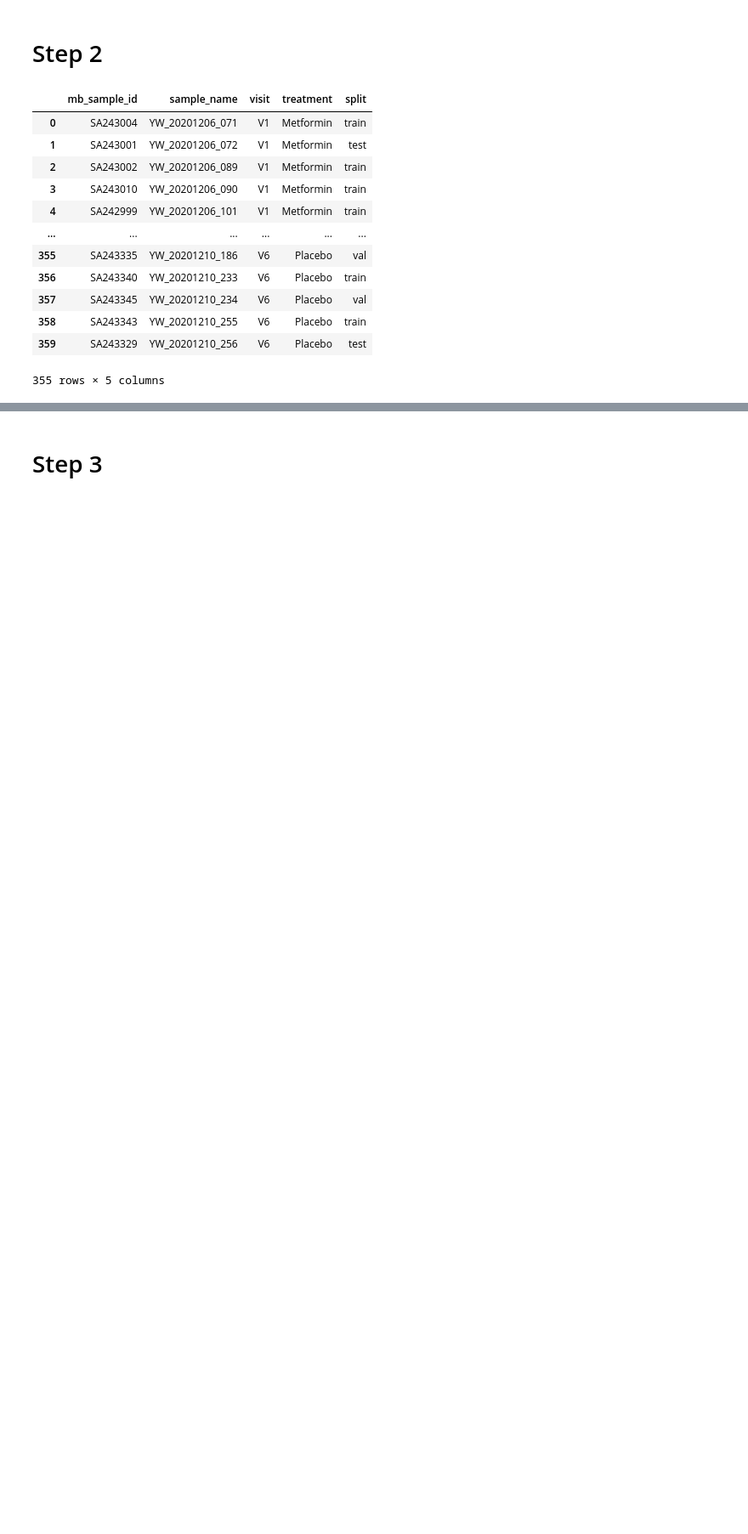
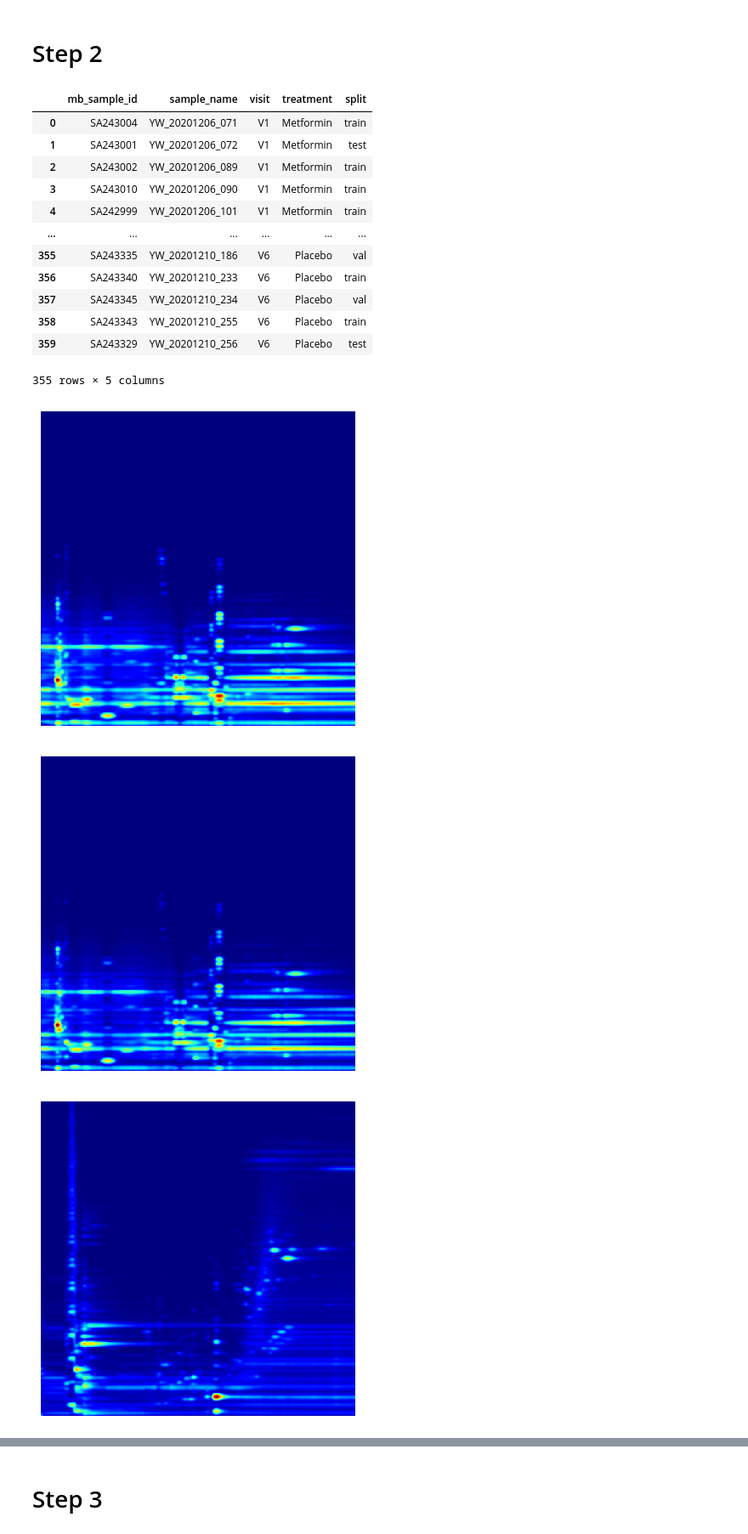
Before and after one commit to adamcseresznye/DeepLCMS, a Jupyter notebook: notebooks/NB2_ACS_Convert_mzML_to_images_pipeline.ipynb, the cells around one changed output, grey strips where cells are left out. Shown: that part at 85% size. Saved outputs shown, nothing was run; the diff lists cells and outputs as text; code cells hidden in the pictures; blank space fills up the shorter version.

Commit message:
convert_LCMS_files_and_move_images

```diff
--- a/notebooks/NB2_ACS_Convert_mzML_to_images_pipeline.ipynb
+++ b/notebooks/NB2_ACS_Convert_mzML_to_images_pipeline.ipynb
@@ -61,3 +62,16 @@ train_test_val_split_df
 | 358 | SA243343 | YW_20201210_255 | V6 | Placebo | train |
 | 359 | SA243329 | YW_20201210_256 | V6 | Placebo | test |
 355 rows × 5 columns
+# %%
+data_folder = utils.Configuration.RAW_DATA_PATH.joinpath("ST002432_IIV_Metformin")
+
+
+for file_ in train_test_val_split_df.query(
+    "visit == 'V2' and treatment == 'Placebo'"
+).sample_name.sample(5):
+    file = Path(f"{data_folder.joinpath(file_)}.mzML")
+    convert_lcms_files.plot_2D_spectra_overview(file, save=False, show=True)
+# %% [output]
+[figure, added]
+[figure, added]
+[figure, added]
```
Also changed, not shown: parts of 6 cells of this notebook, 2 other files.
